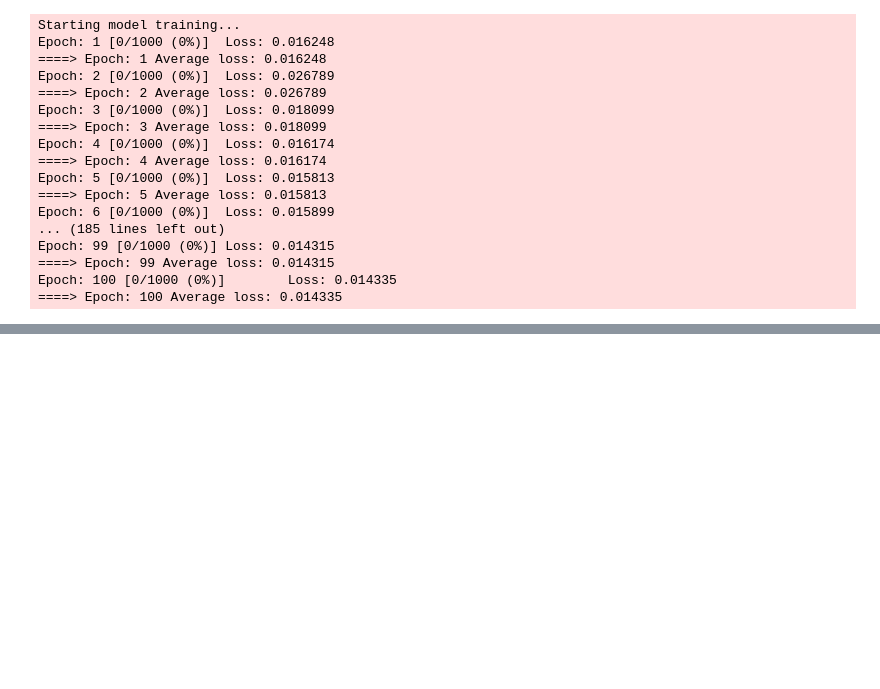
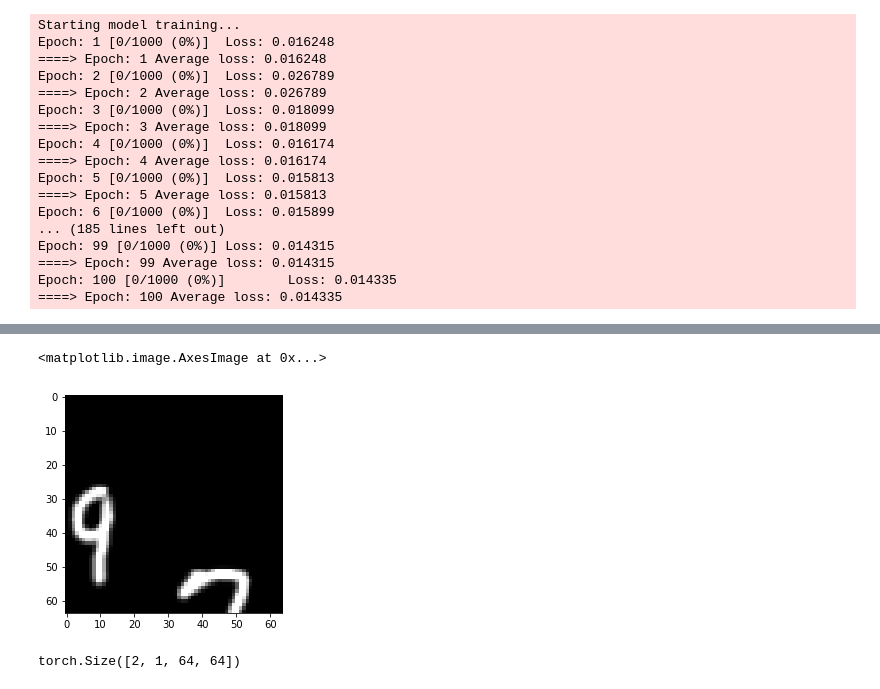
Before and after one commit to gabrielsluz/c-swm, a Jupyter notebook: C-SWM_dev.ipynb, the cells around one changed output, grey strips where cells are left out. Saved outputs shown, nothing was run; the diff lists cells and outputs as text; code cells hidden in the pictures; blank space fills up the shorter version.

Commit message:
Data augmentation test

```diff
--- a/C-SWM_dev.ipynb
+++ b/C-SWM_dev.ipynb
@@ -728,0 +739,15 @@ MRR: 1.0
+# %%
+import torchvision
+def get_data_augmentation(s=1.0, crop_size=50):
+    # s is the strength of color distortion.
+    color_jitter = torchvision.transforms.ColorJitter(0.8*s, 0.8*s, 0.8*s, 0.2*s)
+    rnd_color_jitter = torchvision.transforms.RandomApply([color_jitter], p=0.8)
+    rnd_gray = torchvision.transforms.RandomGrayscale(p=0.2)
+    color_distort = torchvision.transforms.Compose([
+        torchvision.transforms.ToPILImage(),
+        torchvision.transforms.RandomResizedCrop(crop_size),
+        torchvision.transforms.Resize(64),
+        rnd_color_jitter,
+        rnd_gray,
+        torchvision.transforms.ToTensor()])
+    return color_distort
@@ -728,0 +796,24 @@ MRR: 1.0
+# %%
+transform = get_data_augmentation()
+#transform =None
+# transform = torchvision.transforms.Compose([
+#         torchvision.transforms.ToTensor()])
+
+#dataset = utils.StateTransitionsDataAugDataset(
+dataset = StateTransitionsDataAugDataset(
+    hdf5_file="data/mmnist_eval.h5", transforms=transform)
+train_loader = data.DataLoader(
+    dataset, batch_size=2, shuffle=False, num_workers=4)
+# %%
+# Get data sample
+obs = train_loader.__iter__().next()[0]
+input_shape = obs[0].size()
+obs_array = obs.numpy()
+plt.imshow(obs_array[0][0], cmap="gray")
+# %% [output]
+<matplotlib.image.AxesImage at 0x...>
+[figure, added]
+# %%
+obs.size()
+# %% [output]
+torch.Size([2, 1, 64, 64])
```
Also changed, not shown: parts of 5 cells of this notebook, 2 other files.
